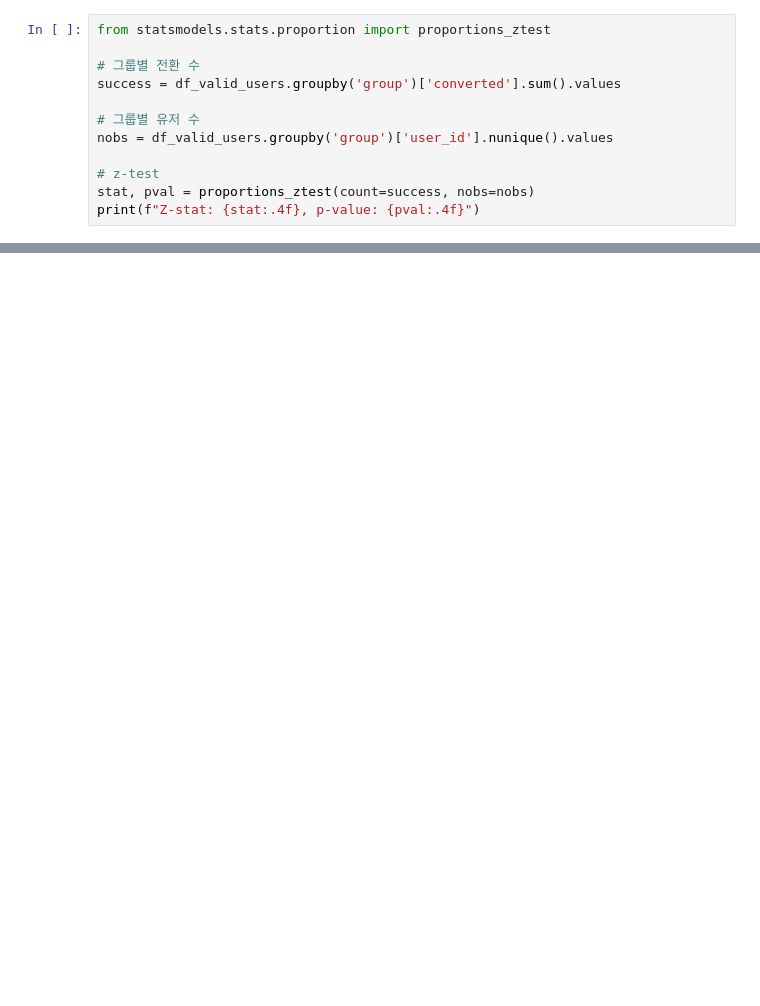
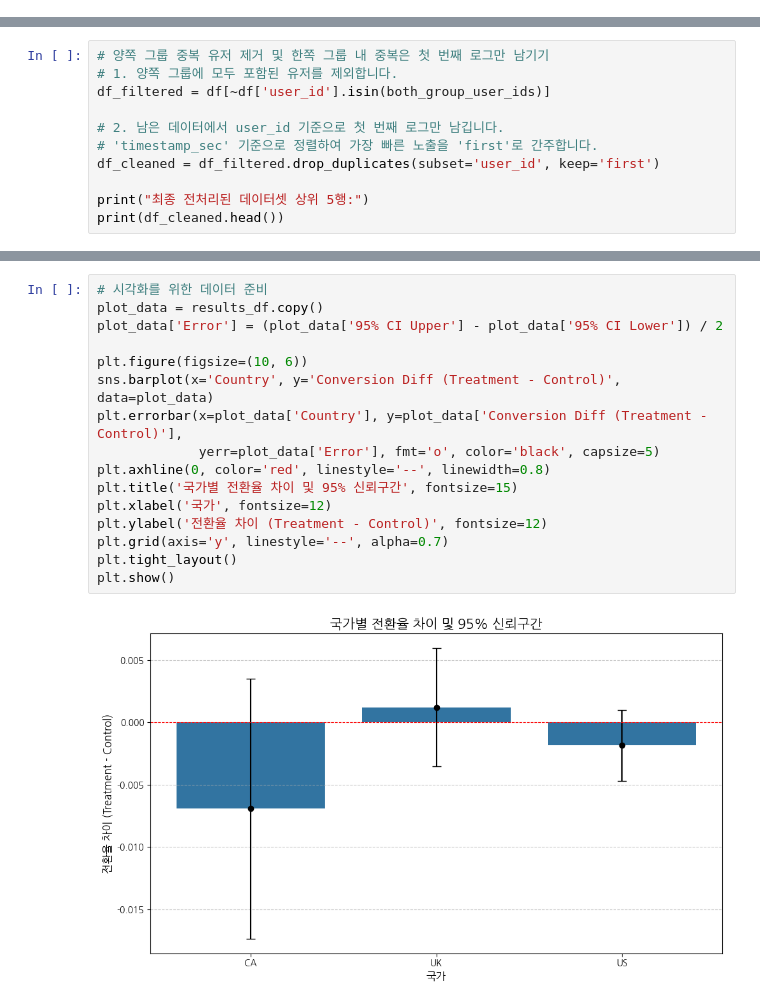
Before and after one commit to OKEunsu/Data-Science, a Jupyter notebook: Data_Science/AB_test/abtest_01_conversion_page/anaysis.ipynb, the cells around one changed output, grey strips where cells are left out. Drawn from its saved outputs; the diff is of its cells as text; blank space fills up the shorter version.

```diff
--- a/Data_Science/AB_test/abtest_01_conversion_page/anaysis.ipynb
+++ b/Data_Science/AB_test/abtest_01_conversion_page/anaysis.ipynb
@@ -332,12 +0,0 @@ print(f"그룹당 필요 샘플 수: {int(sample_size)}")
-# %%
-from statsmodels.stats.proportion import proportions_ztest
-
-# 그룹별 전환 수
-success = df_valid_users.groupby('group')['converted'].sum().values
-
-# 그룹별 유저 수
-nobs = df_valid_users.groupby('group')['user_id'].nunique().values
-
-# z-test
-stat, pval = proportions_ztest(count=success, nobs=nobs)
-print(f"Z-stat: {stat:.4f}, p-value: {pval:.4f}")
@@ -691,0 +162,11 @@ A/B 테스트 전체에서는 유의미한 차이가 없었으나, **국가별
+# %%
+# 양쪽 그룹 중복 유저 제거 및 한쪽 그룹 내 중복은 첫 번째 로그만 남기기
+# 1. 양쪽 그룹에 모두 포함된 유저를 제외합니다.
+df_filtered = df[~df['user_id'].isin(both_group_user_ids)]
+
+# 2. 남은 데이터에서 user_id 기준으로 첫 번째 로그만 남깁니다.
+# 'timestamp_sec' 기준으로 정렬하여 가장 빠른 노출을 'first'로 간주합니다.
+df_cleaned = df_filtered.drop_duplicates(subset='user_id', keep='first')
+
+print("최종 전처리된 데이터셋 상위 5행:")
+print(df_cleaned.head())
@@ -691,0 +504,18 @@ A/B 테스트 전체에서는 유의미한 차이가 없었으나, **국가별
+# %%
+# 시각화를 위한 데이터 준비
+plot_data = results_df.copy()
+plot_data['Error'] = (plot_data['95% CI Upper'] - plot_data['95% CI Lower']) / 2
+
+plt.figure(figsize=(10, 6))
+sns.barplot(x='Country', y='Conversion Diff (Treatment - Control)', data=plot_data)
+plt.errorbar(x=plot_data['Country'], y=plot_data['Conversion Diff (Treatment - Control)'],
+             yerr=plot_data['Error'], fmt='o', color='black', capsize=5)
+plt.axhline(0, color='red', linestyle='--', linewidth=0.8)
+plt.title('국가별 전환율 차이 및 95% 신뢰구간', fontsize=15)
+plt.xlabel('국가', fontsize=12)
+plt.ylabel('전환율 차이 (Treatment - Control)', fontsize=12)
+plt.grid(axis='y', linestyle='--', alpha=0.7)
+plt.tight_layout()
+plt.show()
+# %% [output]
+[figure, added]
```
Also changed, not shown: parts of 77 cells of this notebook.
